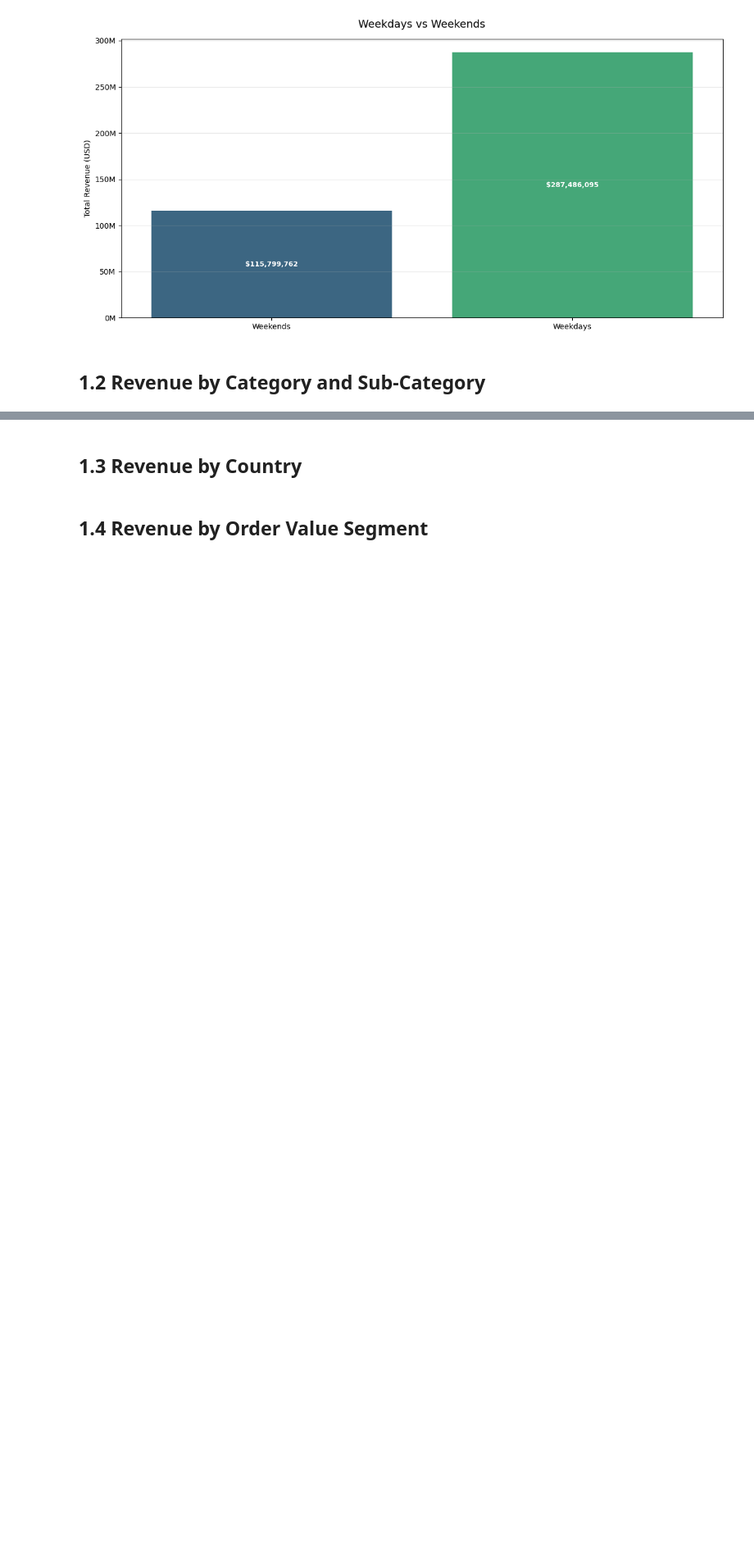
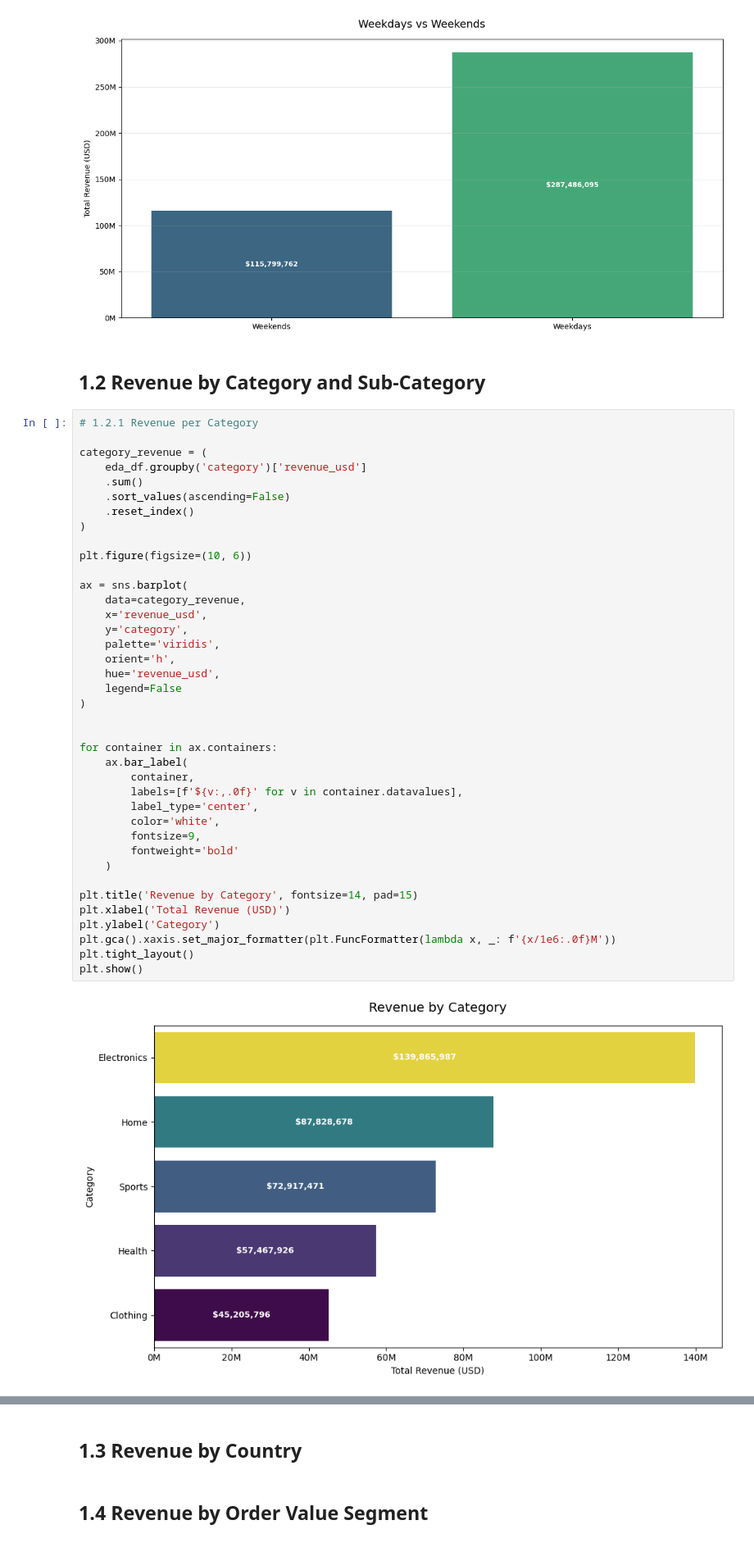
Before and after one commit to judiellegaspina/Ecommerce-EDA-and-Sales-Prediction, a Jupyter notebook: 05_Sales_Analysis.ipynb, the cells around one changed output, grey strips where cells are left out. Shown at 82% size. Drawn from its saved outputs; the diff is of its cells as text; blank space fills up the shorter version.

Commit message:
initial analysis for category and sub-category

```diff
--- a/05_Sales_Analysis.ipynb
+++ b/05_Sales_Analysis.ipynb
@@ -248,3 +248,44 @@ plt.show()
 [figure]
 # %% [markdown]
 ## 1.2 Revenue by Category and Sub-Category
+# %%
+# 1.2.1 Revenue per Category
+
+category_revenue = (
+    eda_df.groupby('category')['revenue_usd']
+    .sum()
+    .sort_values(ascending=False)
+    .reset_index()
+)
+
+plt.figure(figsize=(10, 6))
+
+ax = sns.barplot(
+    data=category_revenue,
+    x='revenue_usd',
+    y='category',
+    palette='viridis',
+    orient='h',
+    hue='revenue_usd',
+    legend=False
+)
+
+
+for container in ax.containers:
+    ax.bar_label(
+        container,
+        labels=[f'${v:,.0f}' for v in container.datavalues],
+        label_type='center',
+        color='white',
+        fontsize=9,
+        fontweight='bold'
+    )
+
+plt.title('Revenue by Category', fontsize=14, pad=15)
+plt.xlabel('Total Revenue (USD)')
+plt.ylabel('Category')
+plt.gca().xaxis.set_major_formatter(plt.FuncFormatter(lambda x, _: f'{x/1e6:.0f}M'))
+plt.tight_layout()
+plt.show()
+# %% [output]
+[figure, added]
```
Also changed, not shown: parts of 2 cells of this notebook.
